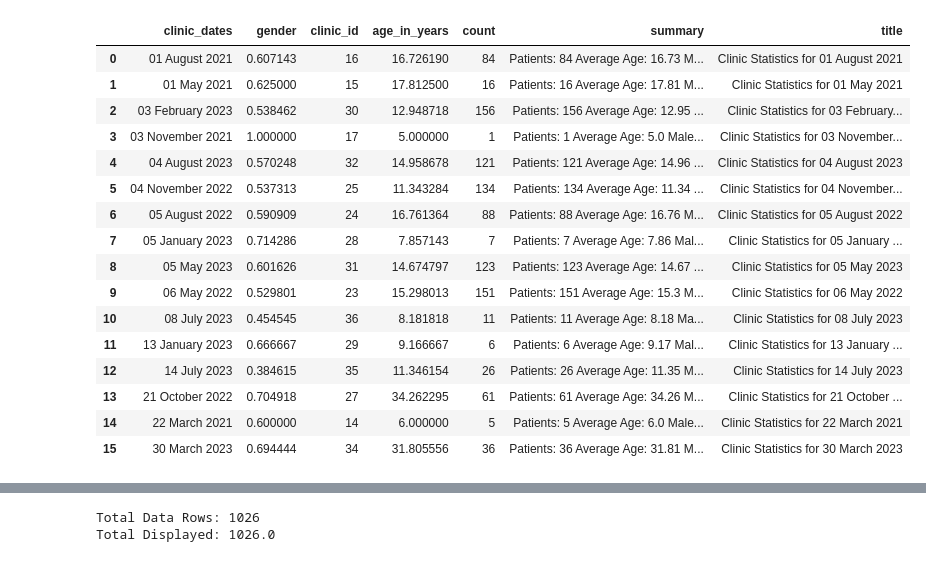
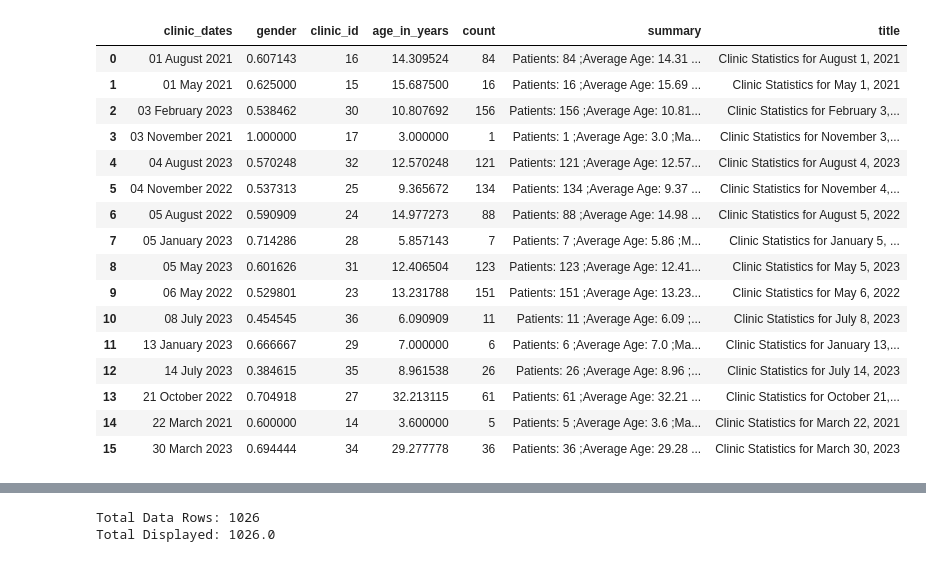
Before and after one commit to ww994a/1000smiles, a Jupyter notebook: tools/datascience/Notebooks/Demographics.ipynb, the cells around one changed output, grey strips where cells are left out. Cells and saved outputs as stored; diff of their text form; code cells hidden in the pictures.

```diff
--- a/tools/datascience/Notebooks/Demographics.ipynb
+++ b/tools/datascience/Notebooks/Demographics.ipynb
@@ -38,6 +38,10 @@ grouped_avg.age_in_years = grouped_avg.age_in_years * 5
 
 #find number of clinics
 total_clinics = merged_df.clinic_id.nunique()
+
+#unaltered age
+merged_df_3 = TSD.df_merged.copy()
+merged_df_3["age_in_years"] = merged_df_2.apply(lambda row: compute_age_line(row), axis=1)
 # %%
 clinics = {}
 totals_by_age_clinic = {}
@@ -150,7 +216,7 @@ date_format = "%d %B %Y"
 
 
 #Other
-summary_raw = merged_df.copy()
+summary_raw = merged_df_3.copy()
 
 summary_raw['clinic_dates'] = summary_raw['clinic_id']
 clinic_df = TSD.df_clinic.copy()
@@ -185,52 +251,55 @@ xrays['clinic_dates'] = xrays['clinic_id']
 xrays['clinic_dates'] = xrays['clinic_dates'].replace(replace_dict)
 xrays['clinic_dates'] = pd.to_datetime(xrays['clinic_dates']).dt.strftime(date_format)
 
 
 
 
 #this is the sumary for each clinic
 def compute_summary_string (row):
     percent_m = str(round(100*(1-row['gender']),1))
     percent_f = str(round(100*(row['gender']),1))
     xray_amount = '--'
 
     for xray_row in xrays.itertuples():
        if xray_row.clinic_dates == row.clinic_dates:
             xray_amount = str(xray_row.count)
     age_r = str(round(row['age_in_years'],2))
-    summary_details = 'Patients: '+str(row['count'])+'   Average Age: '+age_r+ '   Male: '+percent_m+'%'+ \
-    '   Female: '+percent_f+'%' + '   X-rays: '+xray_amount
+    summary_details = 'Patients: '+str(row['count'])+'   ;Average Age: '+age_r+ '   ;Male: '+percent_m+'%'+ \
+    '   ;Female: '+percent_f+'%' + '   ;X-rays: '+xray_amount
     return summary_details
 
 def compute_title_string (row):
 
+    date_obj = datetime.strptime(row['clinic_dates'], '%d %B %Y')
 
-    summary_title = "Clinic Statistics for "+row['clinic_dates']
+    # Formatting the date in the desired format
+    new_date_str = date_obj.strftime('%B %-d, %Y')
+    summary_title = "Clinic Statistics for "+new_date_str
     return summary_title
 
 #Summary Statistics
 summary_info['summary'] = summary_info.apply(compute_summary_string, axis = 1)
 summary_info['title'] = summary_info.apply(compute_title_string, axis = 1)
 
 summary_info
 # %% [output]
 |  | clinic_dates | gender | clinic_id | age_in_years | count | summary | title |
-| 0 | 01 August 2021 | 0.607143 | 16 | 16.726190 | 84 | Patients: 84 Average Age: 16.73 M... | Clinic Statistics for 01 August 2021 |
-| 1 | 01 May 2021 | 0.625000 | 15 | 17.812500 | 16 | Patients: 16 Average Age: 17.81 M... | Clinic Statistics for 01 May 2021 |
-| 2 | 03 February 2023 | 0.538462 | 30 | 12.948718 | 156 | Patients: 156 Average Age: 12.95 ... | Clinic Statistics for 03 February... |
-| 3 | 03 November 2021 | 1.000000 | 17 | 5.000000 | 1 | Patients: 1 Average Age: 5.0 Male... | Clinic Statistics for 03 November... |
-| 4 | 04 August 2023 | 0.570248 | 32 | 14.958678 | 121 | Patients: 121 Average Age: 14.96 ... | Clinic Statistics for 04 August 2023 |
-| 5 | 04 November 2022 | 0.537313 | 25 | 11.343284 | 134 | Patients: 134 Average Age: 11.34 ... | Clinic Statistics for 04 November... |
-| 6 | 05 August 2022 | 0.590909 | 24 | 16.761364 | 88 | Patients: 88 Average Age: 16.76 M... | Clinic Statistics for 05 August 2022 |
-| 7 | 05 January 2023 | 0.714286 | 28 | 7.857143 | 7 | Patients: 7 Average Age: 7.86 Mal... | Clinic Statistics for 05 January ... |
-| 8 | 05 May 2023 | 0.601626 | 31 | 14.674797 | 123 | Patients: 123 Average Age: 14.67 ... | Clinic Statistics for 05 May 2023 |
-| 9 | 06 May 2022 | 0.529801 | 23 | 15.298013 | 151 | Patients: 151 Average Age: 15.3 M... | Clinic Statistics for 06 May 2022 |
-| 10 | 08 July 2023 | 0.454545 | 36 | 8.181818 | 11 | Patients: 11 Average Age: 8.18 Ma... | Clinic Statistics for 08 July 2023 |
-| 11 | 13 January 2023 | 0.666667 | 29 | 9.166667 | 6 | Patients: 6 Average Age: 9.17 Mal... | Clinic Statistics for 13 January ... |
-| 12 | 14 July 2023 | 0.384615 | 35 | 11.346154 | 26 | Patients: 26 Average Age: 11.35 M... | Clinic Statistics for 14 July 2023 |
-| 13 | 21 October 2022 | 0.704918 | 27 | 34.262295 | 61 | Patients: 61 Average Age: 34.26 M... | Clinic Statistics for 21 October ... |
-| 14 | 22 March 2021 | 0.600000 | 14 | 6.000000 | 5 | Patients: 5 Average Age: 6.0 Male... | Clinic Statistics for 22 March 2021 |
-| 15 | 30 March 2023 | 0.694444 | 34 | 31.805556 | 36 | Patients: 36 Average Age: 31.81 M... | Clinic Statistics for 30 March 2023 |
+| 0 | 01 August 2021 | 0.607143 | 16 | 14.309524 | 84 | Patients: 84 ;Average Age: 14.31 ... | Clinic Statistics for August 1, 2021 |
+| 1 | 01 May 2021 | 0.625000 | 15 | 15.687500 | 16 | Patients: 16 ;Average Age: 15.69 ... | Clinic Statistics for May 1, 2021 |
+| 2 | 03 February 2023 | 0.538462 | 30 | 10.807692 | 156 | Patients: 156 ;Average Age: 10.81... | Clinic Statistics for February 3,... |
+| 3 | 03 November 2021 | 1.000000 | 17 | 3.000000 | 1 | Patients: 1 ;Average Age: 3.0 ;Ma... | Clinic Statistics for November 3,... |
+| 4 | 04 August 2023 | 0.570248 | 32 | 12.570248 | 121 | Patients: 121 ;Average Age: 12.57... | Clinic Statistics for August 4, 2023 |
+| 5 | 04 November 2022 | 0.537313 | 25 | 9.365672 | 134 | Patients: 134 ;Average Age: 9.37 ... | Clinic Statistics for November 4,... |
+| 6 | 05 August 2022 | 0.590909 | 24 | 14.977273 | 88 | Patients: 88 ;Average Age: 14.98 ... | Clinic Statistics for August 5, 2022 |
+| 7 | 05 January 2023 | 0.714286 | 28 | 5.857143 | 7 | Patients: 7 ;Average Age: 5.86 ;M... | Clinic Statistics for January 5, ... |
+| 8 | 05 May 2023 | 0.601626 | 31 | 12.406504 | 123 | Patients: 123 ;Average Age: 12.41... | Clinic Statistics for May 5, 2023 |
+| 9 | 06 May 2022 | 0.529801 | 23 | 13.231788 | 151 | Patients: 151 ;Average Age: 13.23... | Clinic Statistics for May 6, 2022 |
+| 10 | 08 July 2023 | 0.454545 | 36 | 6.090909 | 11 | Patients: 11 ;Average Age: 6.09 ;... | Clinic Statistics for July 8, 2023 |
+| 11 | 13 January 2023 | 0.666667 | 29 | 7.000000 | 6 | Patients: 6 ;Average Age: 7.0 ;Ma... | Clinic Statistics for January 13,... |
+| 12 | 14 July 2023 | 0.384615 | 35 | 8.961538 | 26 | Patients: 26 ;Average Age: 8.96 ;... | Clinic Statistics for July 14, 2023 |
+| 13 | 21 October 2022 | 0.704918 | 27 | 32.213115 | 61 | Patients: 61 ;Average Age: 32.21 ... | Clinic Statistics for October 21,... |
+| 14 | 22 March 2021 | 0.600000 | 14 | 3.600000 | 5 | Patients: 5 ;Average Age: 3.6 ;Ma... | Clinic Statistics for March 22, 2021 |
+| 15 | 30 March 2023 | 0.694444 | 34 | 29.277778 | 36 | Patients: 36 ;Average Age: 29.28 ... | Clinic Statistics for March 30, 2023 |
 # %%
 #counts for largest age to set y axis
 yMax = math.ceil(np.max(final_df.groupby(['clinic_id','age']).display.sum()))
```
Also changed, not shown: parts of 2 cells of this notebook.
